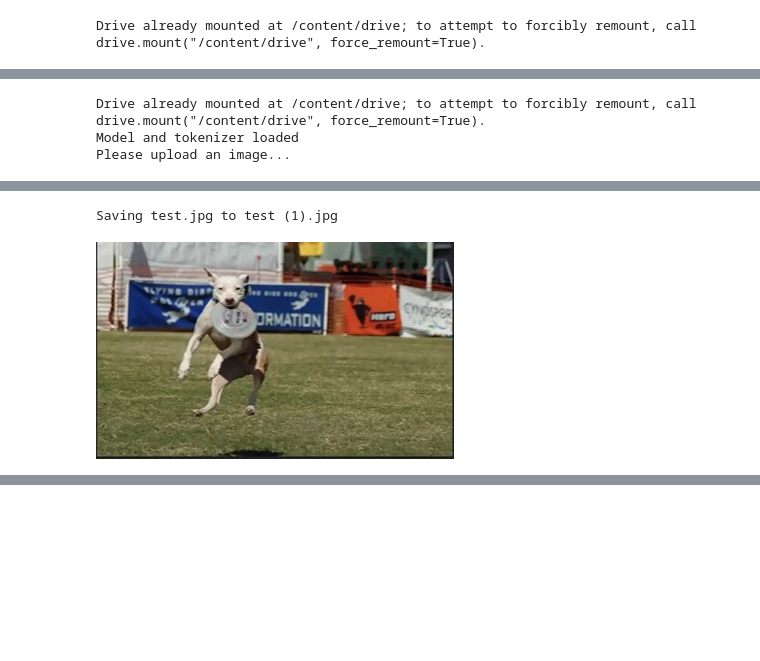
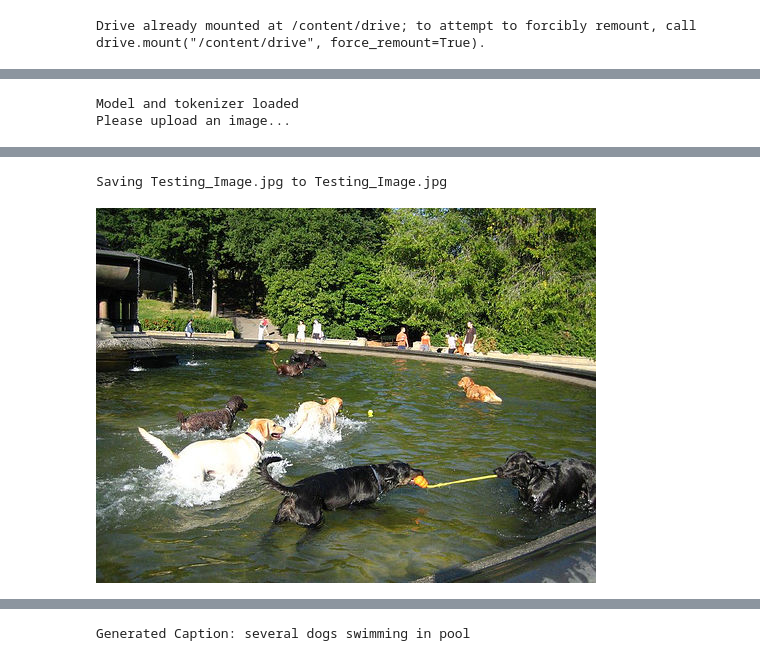
Before and after one commit to singhbishtabhishek/Image-Captioning, a Jupyter notebook: Image_Captioning.ipynb, the cells around one changed output, grey strips where cells are left out. Saved outputs shown, nothing was run; the diff lists cells and outputs as text; code cells hidden in the pictures; blank space fills up the shorter version.

```diff
--- a/Image_Captioning.ipynb
+++ b/Image_Captioning.ipynb
@@ -343,4 +391,10 @@ MessageError: Error: credential propagation was unsuccessful
 # %%
+#Testing on a given image
+
+from PIL import Image
+from google.colab import files
+from IPython.display import display
+project_dir = '/content/drive/MyDrive/ImageCaptioning'
 model_path = os.path.join(project_dir, 'model_final.keras')
 tokenizer_path = os.path.join(project_dir, 'tokenizer.p')
 max_len = 35
@@ -361,34 +415,33 @@ def extract_feature_img(image_path):
     feature = xception_model.predict(image, verbose=0)
     return feature
 
 def generate_caption(model, tokenizer, photo, max_length):
     """Generate a caption for the given photo features"""
     in_text = 'startseq'
     for _ in range(max_length):
         sequence = tokenizer.texts_to_sequences([in_text])[0]
         sequence = pad_sequences([sequence], maxlen=max_length,padding='post')
         yhat = model.predict([photo, sequence], verbose=0)
         yhat = np.argmax(yhat)
         word = tokenizer.index_word.get(yhat)
         if word is None:
             break
         in_text += ' ' + word
         if word == 'endseq':
             break
     return in_text.replace('startseq', '').replace('endseq', '').strip()
 
 print("Please upload an image...")
 uploaded = files.upload()
 
 for filename in uploaded.keys():
-    display(IPImage(filename))
+    display(Image.open(filename))
     photo = extract_feature_img(filename)
     caption = generate_caption(model, tokenizer, photo, max_len)
     print(f"Generated Caption: {caption}")
 # %% [output]
-Drive already mounted at /content/drive; to attempt to forcibly remount, call drive.mount("/content/drive", force_remount=True).
 Model and tokenizer loaded
 Please upload an image...
 [interactive output not drawn]
-Saving test.jpg to test (1).jpg
+Saving Testing_Image.jpg to Testing_Image.jpg
-[figure, old version]
+[figure, new version]
@@ -395,0 +449 @@ Generated Caption: dog jumps over hurdle
+Generated Caption: several dogs swimming in pool
```
Also changed, not shown: parts of 9 cells of this notebook.
